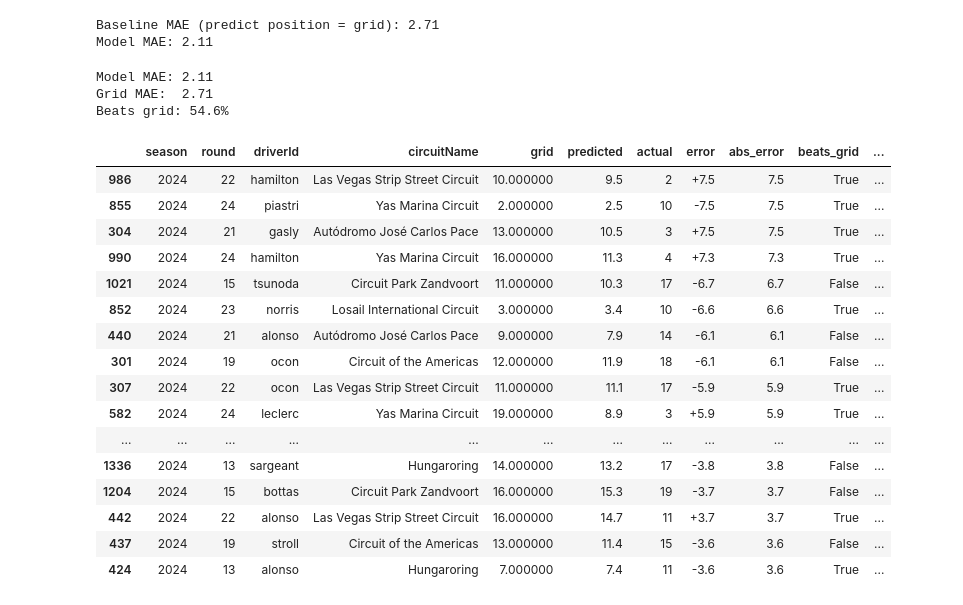
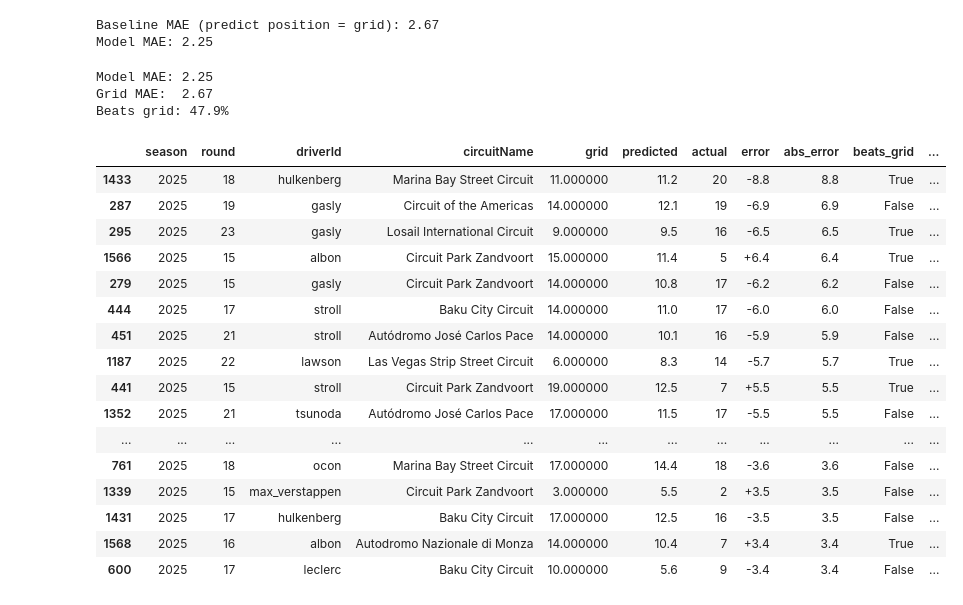
Before and after one commit to filippo99barto/f1-predictor, a Jupyter notebook: notebooks/train.ipynb, the cells around one changed output. Drawn from its saved outputs; the diff is of its cells as text; code cells hidden in the pictures.

```diff
--- a/notebooks/train.ipynb
+++ b/notebooks/train.ipynb
@@ -2,22 +2,26 @@
 import sys; sys.path.insert(0, "..")  # or absolute path to project root
 from src.pipelines.silver.pipeline import SilverPipeline
 from src.pipelines.gold.pipeline import GoldPipeline
+from src.pipelines.bronze.pipeline import BronzePipeline
 from src.storage.local_storage_backend import LocalStorageBackend
 from src.models.position.train import train_model
 from src.config.paths import LOCAL_DATA_DIR
 
-#storage = LocalStorageBackend(LOCAL_DATA_DIR)
+storage = LocalStorageBackend(LOCAL_DATA_DIR)
 
-#silver_pipeline = SilverPipeline(storage)
-#silver_pipeline.build_silver_data()
+# bronze_pipeline = BronzePipeline(storage)
+# bronze_pipeline.extract_bronze_data()
 
-#gold_pipeline = GoldPipeline(storage)
-#gold_pipeline.build_gold_data()
+silver_pipeline = SilverPipeline(storage)
+silver_pipeline.build_silver_data()
 
-train_model()
+gold_pipeline = GoldPipeline(storage)
+gold_pipeline.build_gold_data()
+
+train_model(version="v2_up_2026")
 # %% [output]
-Baseline MAE (predict position = grid): 2.71
-Model MAE: 2.11
+Baseline MAE (predict position = grid): 2.67
+Model MAE: 2.25
 # %%
 import sys; sys.path.insert(0, "..")  # or absolute path to project root
 
@@ -27,57 +31,55 @@ from src.models.position.train import load_training_data
 from src.config.paths import LOCAL_MODELS_DIR
 
 train, test, features = load_training_data()
-test = test.dropna(subset=features)
-test = test[test["status"].isin(["Finished", "Lapped", "+1 Lap", "+2 Laps"])]
 
-model = joblib.load(LOCAL_MODELS_DIR / "model_v2.pkl")
+model = joblib.load(LOCAL_MODELS_DIR / "position" / "model_v2_up_2026.pkl")
 
 x_test = test[features]
 test = test.copy()
 test["predicted"] = model.predict(x_test)
 test["actual"] = test["position"]
 test["error"] = test["predicted"] - test["actual"]
 test["abs_error"] = test["error"].abs()
 test["grid_abs_error"] = (test["grid"] - test["actual"]).abs()
 test["beats_grid"] = test["abs_error"] < test["grid_abs_error"]
 
 display_cols = [
     "season", "round", "driverId", "circuitName",
     "grid", "predicted", "actual", "error", "abs_error", "beats_grid", "status"
 ]
 print(f"Model MAE: {test['abs_error'].mean():.2f}")
 print(f"Grid MAE:  {test['grid_abs_error'].mean():.2f}")
 print(f"Beats grid: {test['beats_grid'].mean():.1%}")
 
 (
     test[display_cols]
     .sort_values("abs_error", ascending=False)
     .head(40)
     .style.format({
         "predicted": "{:.1f}",
         "actual": "{:.0f}",
         "error": "{:+.1f}",
         "abs_error": "{:.1f}",
     })
 )
 # %% [output]
-Model MAE: 2.11
-Grid MAE:  2.71
-Beats grid: 54.6%
+Model MAE: 2.25
+Grid MAE:  2.67
+Beats grid: 47.9%
 |  | season | round | driverId | circuitName | grid | predicted | actual | error | abs_error | beats_grid | ... |
-| 986 | 2024 | 22 | hamilton | Las Vegas Strip Street Circuit | 10.000000 | 9.5 | 2 | +7.5 | 7.5 | True | ... |
-| 855 | 2024 | 24 | piastri | Yas Marina Circuit | 2.000000 | 2.5 | 10 | -7.5 | 7.5 | True | ... |
-| 304 | 2024 | 21 | gasly | Autódromo José Carlos Pace | 13.000000 | 10.5 | 3 | +7.5 | 7.5 | True | ... |
-| 990 | 2024 | 24 | hamilton | Yas Marina Circuit | 16.000000 | 11.3 | 4 | +7.3 | 7.3 | True | ... |
-| 1021 | 2024 | 15 | tsunoda | Circuit Park Zandvoort | 11.000000 | 10.3 | 17 | -6.7 | 6.7 | False | ... |
-| 852 | 2024 | 23 | norris | Losail International Circuit | 3.000000 | 3.4 | 10 | -6.6 | 6.6 | True | ... |
-| 440 | 2024 | 21 | alonso | Autódromo José Carlos Pace | 9.000000 | 7.9 | 14 | -6.1 | 6.1 | False | ... |
-| 301 | 2024 | 19 | ocon | Circuit of the Americas | 12.000000 | 11.9 | 18 | -6.1 | 6.1 | False | ... |
-| 307 | 2024 | 22 | ocon | Las Vegas Strip Street Circuit | 11.000000 | 11.1 | 17 | -5.9 | 5.9 | True | ... |
-| 582 | 2024 | 24 | leclerc | Yas Marina Circuit | 19.000000 | 8.9 | 3 | +5.9 | 5.9 | True | ... |
+| 1433 | 2025 | 18 | hulkenberg | Marina Bay Street Circuit | 11.000000 | 11.2 | 20 | -8.8 | 8.8 | True | ... |
+| 287 | 2025 | 19 | gasly | Circuit of the Americas | 14.000000 | 12.1 | 19 | -6.9 | 6.9 | False | ... |
+| 295 | 2025 | 23 | gasly | Losail International Circuit | 9.000000 | 9.5 | 16 | -6.5 | 6.5 | True | ... |
+| 1566 | 2025 | 15 | albon | Circuit Park Zandvoort | 15.000000 | 11.4 | 5 | +6.4 | 6.4 | True | ... |
+| 279 | 2025 | 15 | gasly | Circuit Park Zandvoort | 14.000000 | 10.8 | 17 | -6.2 | 6.2 | False | ... |
+| 444 | 2025 | 17 | stroll | Baku City Circuit | 14.000000 | 11.0 | 17 | -6.0 | 6.0 | False | ... |
+| 451 | 2025 | 21 | stroll | Autódromo José Carlos Pace | 14.000000 | 10.1 | 16 | -5.9 | 5.9 | False | ... |
+| 1187 | 2025 | 22 | lawson | Las Vegas Strip Street Circuit | 6.000000 | 8.3 | 14 | -5.7 | 5.7 | True | ... |
+| 441 | 2025 | 15 | stroll | Circuit Park Zandvoort | 19.000000 | 12.5 | 7 | +5.5 | 5.5 | True | ... |
+| 1352 | 2025 | 21 | tsunoda | Autódromo José Carlos Pace | 17.000000 | 11.5 | 17 | -5.5 | 5.5 | False | ... |
 | ... | ... | ... | ... | ... | ... | ... | ... | ... | ... | ... | ... |
-| 1336 | 2024 | 13 | sargeant | Hungaroring | 14.000000 | 13.2 | 17 | -3.8 | 3.8 | False | ... |
-| 1204 | 2024 | 15 | bottas | Circuit Park Zandvoort | 16.000000 | 15.3 | 19 | -3.7 | 3.7 | False | ... |
-| 442 | 2024 | 22 | alonso | Las Vegas Strip Street Circuit | 16.000000 | 14.7 | 11 | +3.7 | 3.7 | True | ... |
-| 437 | 2024 | 19 | stroll | Circuit of the Americas | 13.000000 | 11.4 | 15 | -3.6 | 3.6 | False | ... |
-| 424 | 2024 | 13 | alonso | Hungaroring | 7.000000 | 7.4 | 11 | -3.6 | 3.6 | True | ... |
+| 761 | 2025 | 18 | ocon | Marina Bay Street Circuit | 17.000000 | 14.4 | 18 | -3.6 | 3.6 | False | ... |
+| 1339 | 2025 | 15 | max_verstappen | Circuit Park Zandvoort | 3.000000 | 5.5 | 2 | +3.5 | 3.5 | False | ... |
+| 1431 | 2025 | 17 | hulkenberg | Baku City Circuit | 17.000000 | 12.5 | 16 | -3.5 | 3.5 | False | ... |
+| 1568 | 2025 | 16 | albon | Autodromo Nazionale di Monza | 14.000000 | 10.4 | 7 | +3.4 | 3.4 | True | ... |
+| 600 | 2025 | 17 | leclerc | Baku City Circuit | 10.000000 | 5.6 | 9 | -3.4 | 3.4 | False | ... |
```
Also changed, not shown: parts of 1 cell of this notebook, 7 other files.
